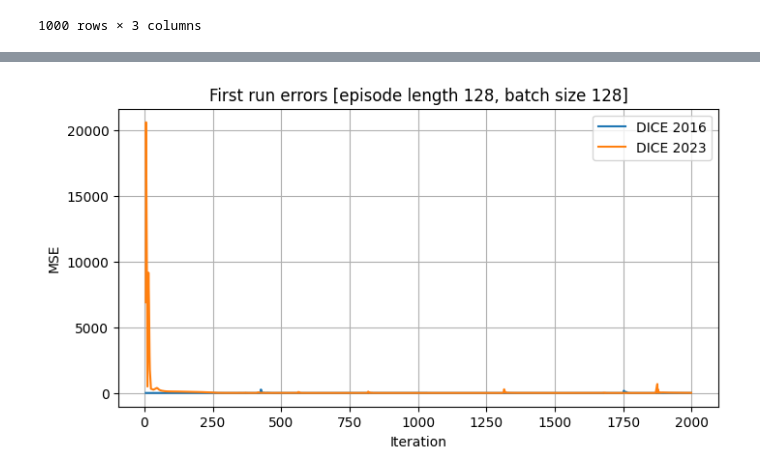
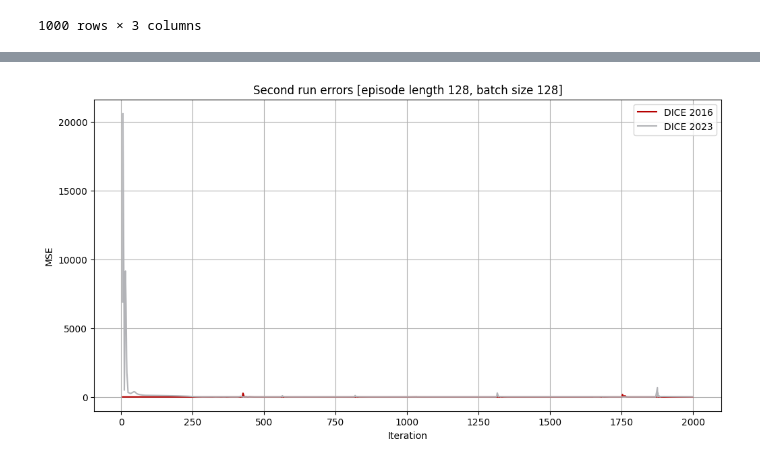
Before and after one commit to hermanvest/DNN-for-ACE, a Jupyter notebook: plotting/thesis_results.ipynb, the cells around one changed output, grey strips where cells are left out. Cells and saved outputs as stored; diff of their text form; code cells hidden in the pictures.

```diff
--- a/plotting/thesis_results.ipynb
+++ b/plotting/thesis_results.ipynb
@@ -9,3 +9,10 @@ import os
 
 from generate_results import initialize
 from environments.ace_dice.computation_utils import custom_sigmoid
+# %%
+plt.style.use('seaborn-v0_8-colorblind')
+print(plt.style.available)
+# Define colors by converting RGB to [0, 1] scale
+color_red = (182/255, 0/255, 0/255) # UiO red
+color_black = (0/255, 0/255, 0/255) # Black
+color_gray = (178/255, 179/255, 183/255) # UiO grey
@@ -381,12 +613,12 @@ df_2023_errors_2
 # %%
-plt.figure(figsize=(8, 4))
-plt.plot(df_2016_errors_2["Step"], df_2016_errors_2["Value"], label='DICE 2016')
-plt.plot(df_2023_errors_2["Step"], df_2023_errors_2["Value"], label='DICE 2023')
-plt.title('First run errors [episode length 128, batch size 128]')
+plt.figure(figsize=(12, 6))
+plt.plot(df_2016_errors_2["Step"], df_2016_errors_2["Value"], label='DICE 2016', color=color_red)
+plt.plot(df_2023_errors_2["Step"], df_2023_errors_2["Value"], label='DICE 2023', color=color_gray)
+plt.title('Second run errors [episode length 128, batch size 128]')
 plt.xlabel('Iteration')
 plt.ylabel('MSE')
 plt.legend()
 plt.grid(True)
 plt.show()
 # %% [output]
-[figure, old version]
+[figure, new version]
```
Also changed, not shown: parts of 35 cells of this notebook, 4 other files.
